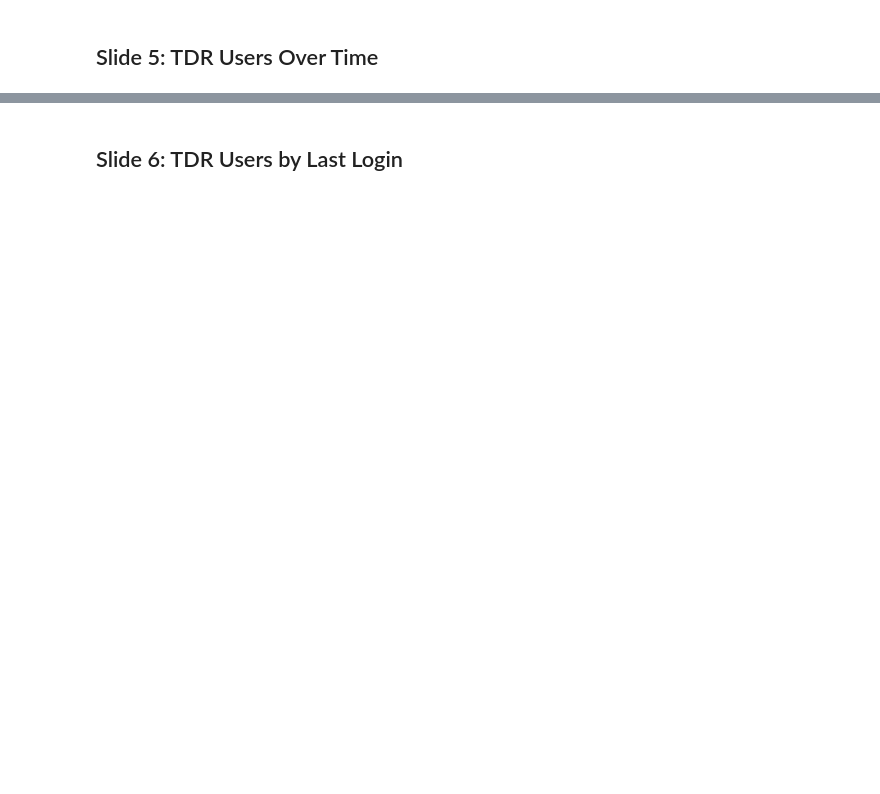
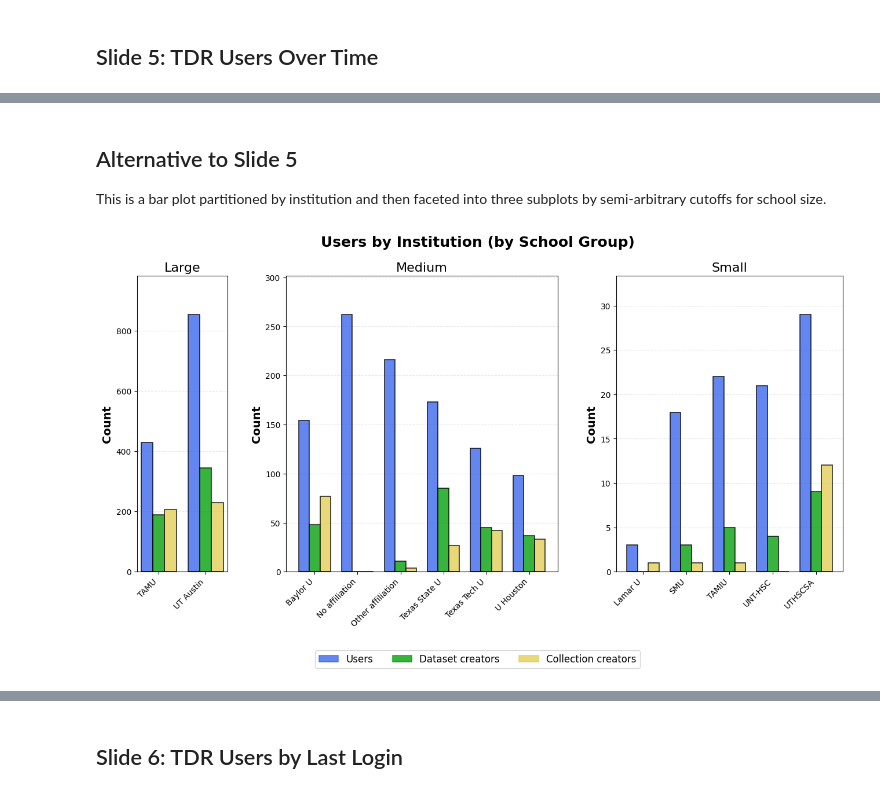
Before and after one commit to TexasDigitalLibrary/tdr-assessment-scripts, a Jupyter notebook: tcdl-graphs.ipynb, the cells around one changed output, grey strips where cells are left out. Drawn from its saved outputs; the diff is of its cells as text; code cells hidden in the pictures; blank space fills up the shorter version.

```diff
--- a/tcdl-graphs.ipynb
+++ b/tcdl-graphs.ipynb
@@ -76,6 +76,7 @@ school_names = env['SCHOOL_MAPS']['SCHOOL_NAMES']
 display_names = env['SCHOOL_MAPS']['DISPLAY_NAMES']
 current_members = env['SCHOOL_MAPS']['MEMBERS']['current_members']
 current_members_and_none = env['SCHOOL_MAPS']['MEMBERS']['current_members_plus']
+school_groups = env['SCHOOL_MAPS']['SCHOOL_GROUPS']['by_size']
 
 # Get directories
 script_dir = os.getcwd()
@@ -306,0 +464,74 @@ plt.show()
+# %% [markdown]
+## Alternative to Slide 5
+
+This is a bar plot partitioned by institution and then faceted into three subplots by semi-arbitrary cutoffs for school size.
+# %%
+# Calculate width ratios based on number of schools in each group
+width_ratios = [len(schools) for schools in school_groups.values()]
+
+# Create figure with GridSpec
+fig = plt.figure(figsize=(14, 7))
+gs = GridSpec(1, 3, width_ratios=width_ratios, wspace=0.3)
+
+bar_width = 0.25
+categories = ['Users', 'Dataset creators', 'Collection creators']
+colors = {
+    'Users': '#3c68ee',
+    'Dataset creators': '#05A00D',
+    'Collection creators': '#E4CF58'
+}
+
+for idx, (group_name, schools) in enumerate(school_groups.items()):
+    ax = fig.add_subplot(gs[0, idx])
+
+    # Filter data for this group
+    group_data = combined_by_institution[combined_by_institution['institution'].isin(schools)]
+    institutions_in_group = group_data['institution'].unique()
+
+    x_pos = np.arange(len(institutions_in_group))
+    # Increase y-axis max
+    y_max = group_data['total'].max()
+    ax.set_ylim(0, y_max * 1.15)
+
+    # Plot grouped bars for each category
+    for i, category in enumerate(categories):
+        category_data = group_data[group_data['category'] == category]
+
+        # Create a mapping of institution to total for this category
+        values = [category_data[category_data['institution'] == inst]['total'].values[0]
+                  if inst in category_data['institution'].values else 0
+                  for inst in institutions_in_group]
+
+        ax.bar(x_pos + (i - 1) * bar_width, values, bar_width,
+               label=category, color=colors[category], edgecolor='black', linewidth=1.2, alpha=0.8)
+
+        # # Add value labels on top of bars
+        # for j, val in enumerate(values):
+        #     if val > 0:
+        #         ax.text(j + (i - 1) * bar_width, val + (y_max * 0.01), f'{int(val)}',
+        #                 ha='center', va='bottom', fontsize=10)
+
+    ax.set_xticks(x_pos)
+    ax.set_xticklabels(institutions_in_group, rotation=45, ha='right')
+    ax.set_ylabel('Count', fontsize=14, fontweight='bold')
+    ax.set_xlabel('', fontsize=11, fontweight='bold')
+    ax.set_title(group_name, fontsize=16)
+    ax.grid(axis='y', alpha=0.3, linestyle='--')
+    ax.set_axisbelow(True)
+    ax.legend(fontsize=9, loc='upper right')  # Keep individual legends for now
+
+# Remove individual legends and create a single shared legend
+for ax in fig.get_axes():
+    ax.get_legend().remove()
+
+# Create shared legend below the plots
+handles = [plt.Rectangle((0, 0), 1, 1, color=colors[cat], edgecolor='black', linewidth=1.2, alpha=0.8)
+           for cat in categories]
+fig.legend(handles, categories, loc='lower center', bbox_to_anchor=(0.5, -0.1),
+           ncol=3, fontsize=12, frameon=True)
+
+fig.suptitle('Users by Institution (by School Group)', fontsize=18, fontweight='bold', y=0.98)
+plt.subplots_adjust(left=0.08, right=0.95, top=0.88, bottom=0.15)
+plt.show()
+# %% [output]
+[figure, added]
```
Also changed, not shown: parts of 54 cells of this notebook, 4 other files.
